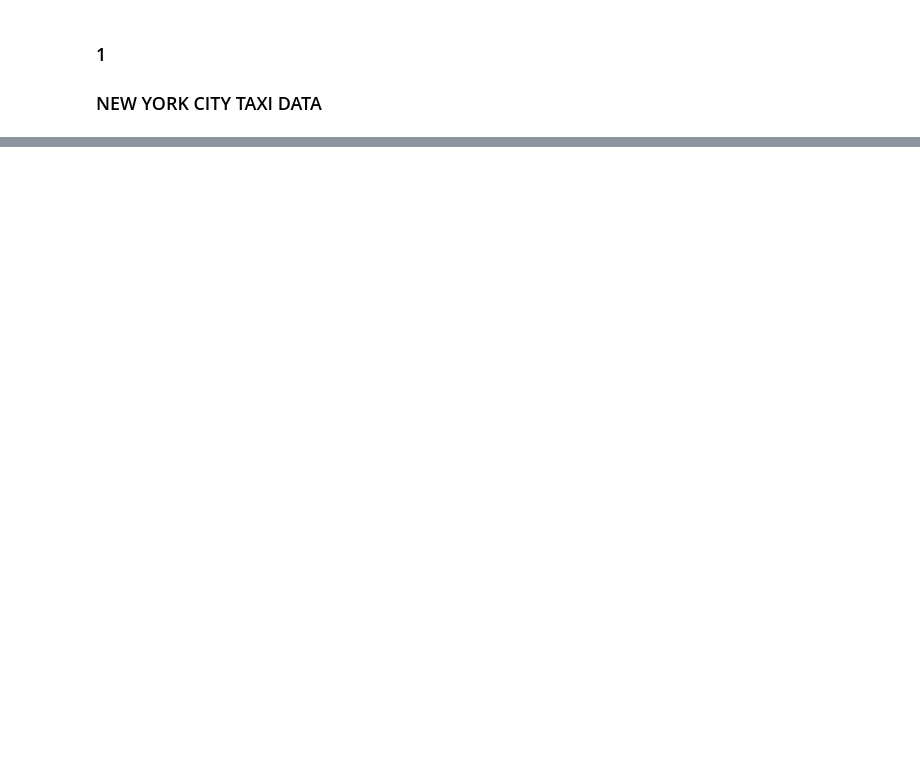
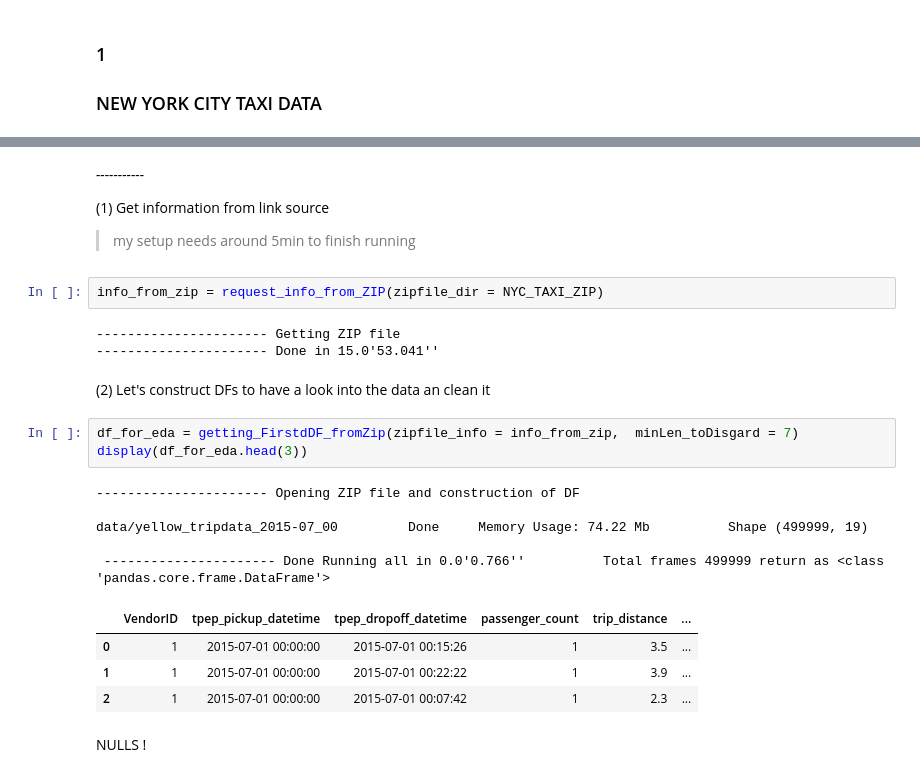
Before and after one commit to LAMDAMielgo/nyc_taxis, a Jupyter notebook: notebooks/EDA 01.ipynb, the cells around one changed output, grey strips where cells are left out. Drawn from its saved outputs; the diff is of its cells as text; blank space fills up the shorter version.

```diff
--- a/notebooks/EDA 01.ipynb
+++ b/notebooks/EDA 01.ipynb
@@ -74,0 +143,27 @@ z = zipfile.ZipFile(StringIO.StringIO(r.content))
+# %% [markdown]
+*-----------*
+
+(1) Get information from link source
+>    my setup needs around 5min to finish running
+# %%
+info_from_zip = request_info_from_ZIP(zipfile_dir = NYC_TAXI_ZIP)
+# %% [output]
+---------------------- Getting ZIP file
+---------------------- Done in 15.0'53.041''
+# %% [markdown]
+(2) Let's construct DFs to have a look into the data an clean it
+# %%
+df_for_eda = getting_FirstdDF_fromZip(zipfile_info = info_from_zip,  minLen_toDisgard = 7)
+display(df_for_eda.head(3))
+# %% [output]
+---------------------- Opening ZIP file and construction of DF
+
+data/yellow_tripdata_2015-07_00         Done     Memory Usage: 74.22 Mb          Shape (499999, 19)
+
+ ---------------------- Done Running all in 0.0'0.766''          Total frames 499999 return as <class 'pandas.core.frame.DataFrame'>
+|  | VendorID | tpep_pickup_datetime | tpep_dropoff_datetime | passenger_count | trip_distance | ... |
+| 0 | 1 | 2015-07-01 00:00:00 | 2015-07-01 00:15:26 | 1 | 3.5 | ... |
+| 1 | 1 | 2015-07-01 00:00:00 | 2015-07-01 00:22:22 | 1 | 3.9 | ... |
+| 2 | 1 | 2015-07-01 00:00:00 | 2015-07-01 00:07:42 | 1 | 2.3 | ... |
+# %% [markdown]
+NULLS !
```
Also changed, not shown: parts of 47 cells of this notebook.
